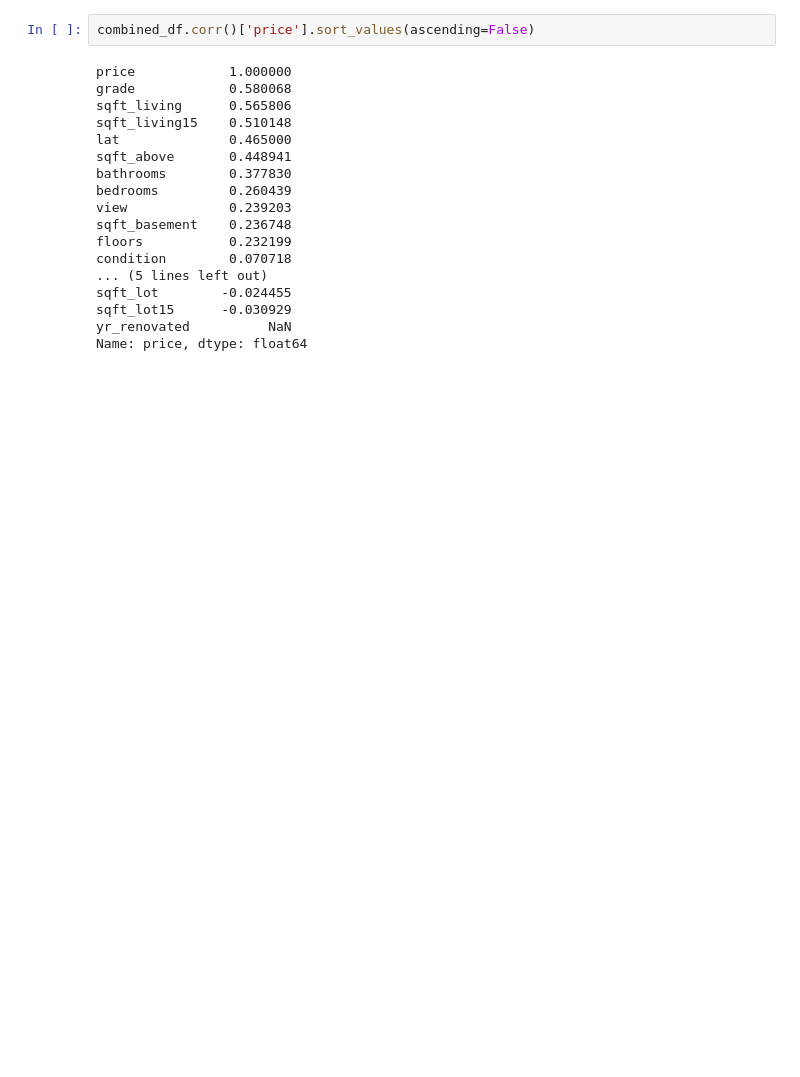
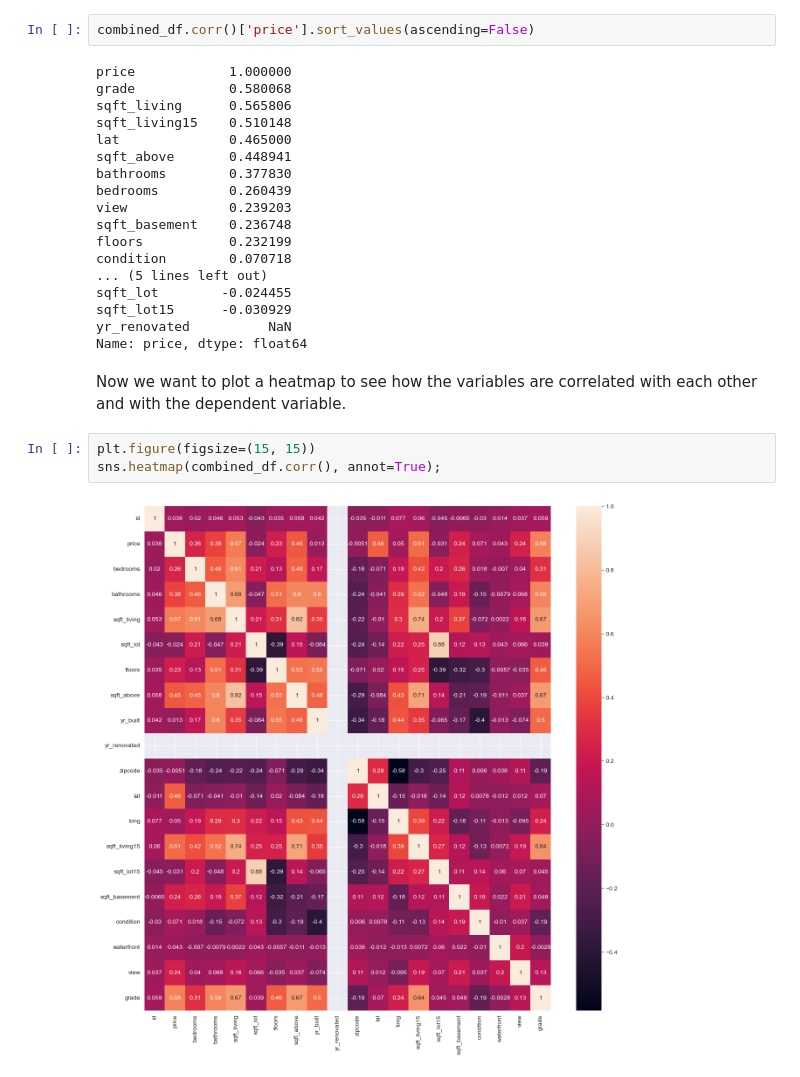
Before and after one commit to DennisWainaina/Megamax-Real-Estate-House-Project, a Jupyter notebook: index.ipynb, the cells around one changed output. Saved outputs shown, nothing was run; the diff lists cells and outputs as text; blank space fills up the shorter version.

```diff
--- a/index.ipynb
+++ b/index.ipynb
@@ -1032,3 +1034,10 @@ sqft_lot        -0.024455
 sqft_lot15      -0.030929
 yr_renovated          NaN
 Name: price, dtype: float64
+# %% [markdown]
+Now we want to plot a heatmap to see how the variables are correlated with each other and with the dependent variable.
+# %%
+plt.figure(figsize=(15, 15))
+sns.heatmap(combined_df.corr(), annot=True);
+# %% [output]
+[figure, added]
```
Also changed, not shown: parts of 12 cells of this notebook.
